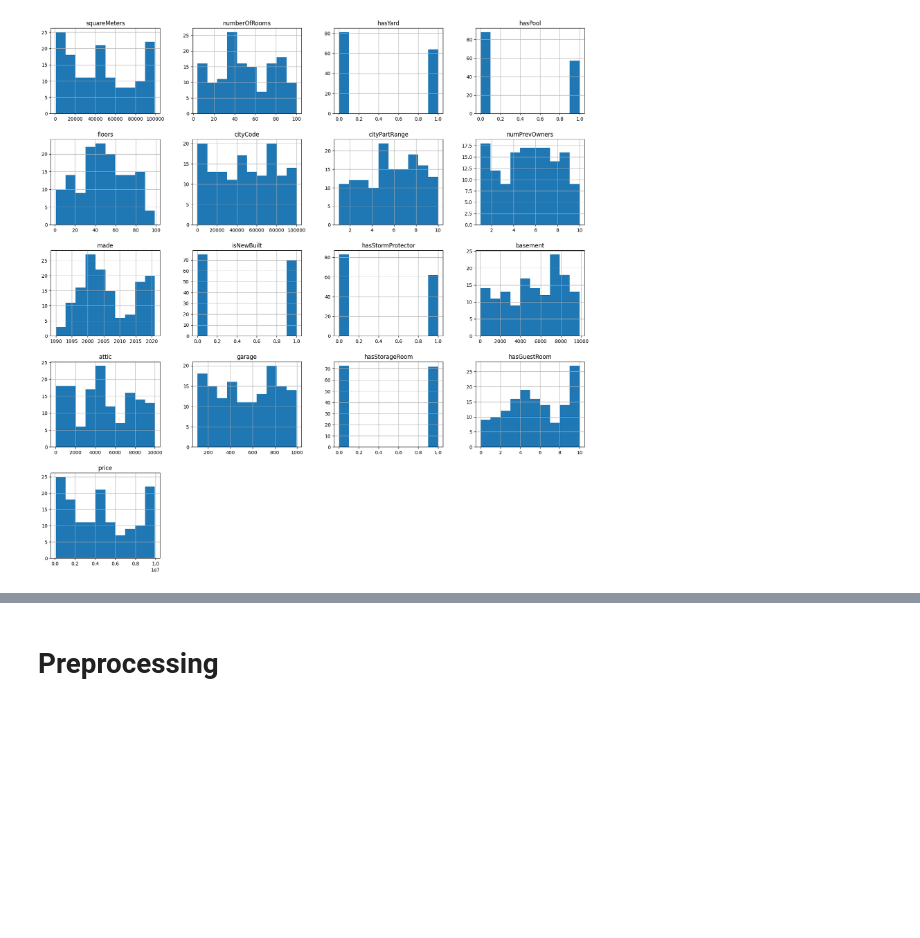
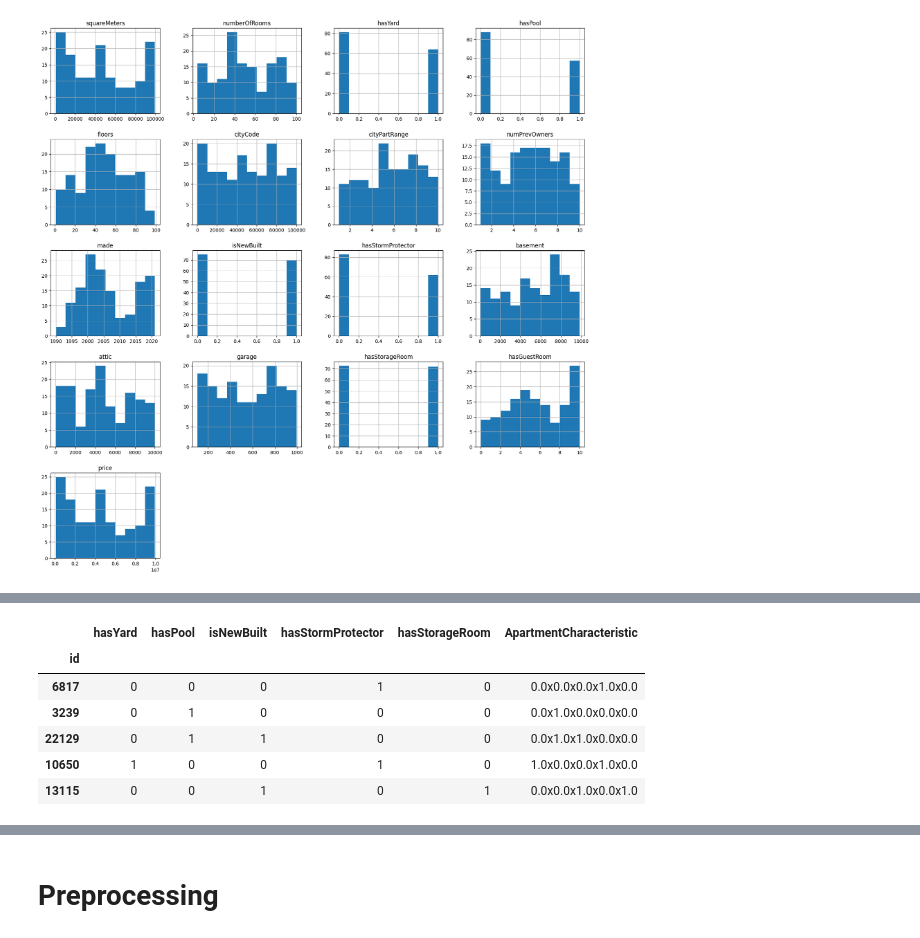
Before and after one commit to PashaIanko/Kaggle.ParisHousingPrices, a Jupyter notebook: 0_baseline_training.ipynb, the cells around one changed output, grey strips where cells are left out. Cells and saved outputs as stored; diff of their text form; code cells hidden in the pictures; blank space fills up the shorter version.

```diff
--- a/0_baseline_training.ipynb
+++ b/0_baseline_training.ipynb
@@ -278,0 +342,13 @@ _ = df_exploration.hist(ax=ax)
+# %%
+df_train.loc[
+    :,
+    ['hasYard', 'hasPool', 'isNewBuilt', 'hasStormProtector', 'hasStorageRoom', 'ApartmentCharacteristic']
+].head()
+# %% [output]
+|  | hasYard | hasPool | isNewBuilt | hasStormProtector | hasStorageRoom | ApartmentCharacteristic |
+| id |  |  |  |  |  |  |
+| 6817 | 0 | 0 | 0 | 1 | 0 | 0.0x0.0x0.0x1.0x0.0 |
+| 3239 | 0 | 1 | 0 | 0 | 0 | 0.0x1.0x0.0x0.0x0.0 |
+| 22129 | 0 | 1 | 1 | 0 | 0 | 0.0x1.0x1.0x0.0x0.0 |
+| 10650 | 1 | 0 | 0 | 1 | 0 | 1.0x0.0x0.0x1.0x0.0 |
+| 13115 | 0 | 0 | 1 | 0 | 1 | 0.0x0.0x1.0x0.0x1.0 |
```
Also changed, not shown: parts of 20 cells of this notebook.
